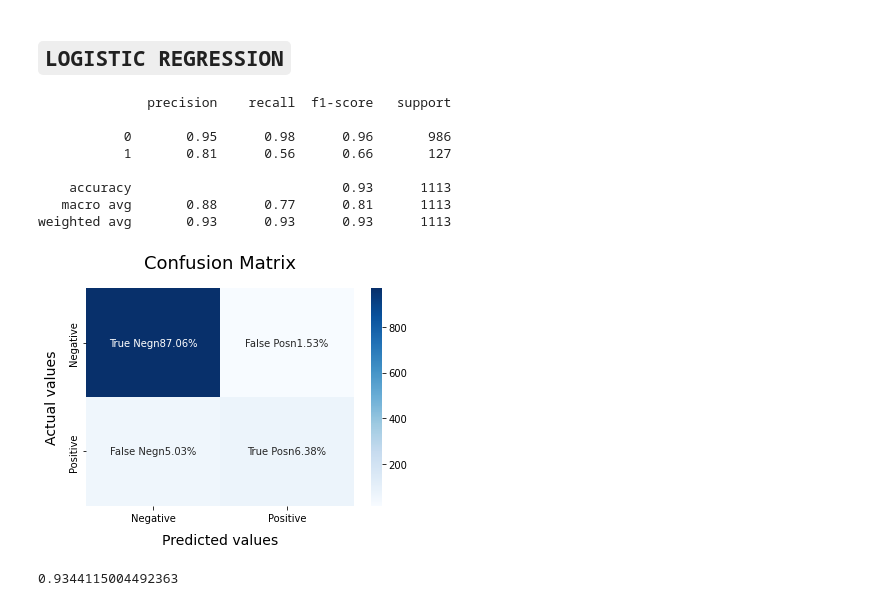
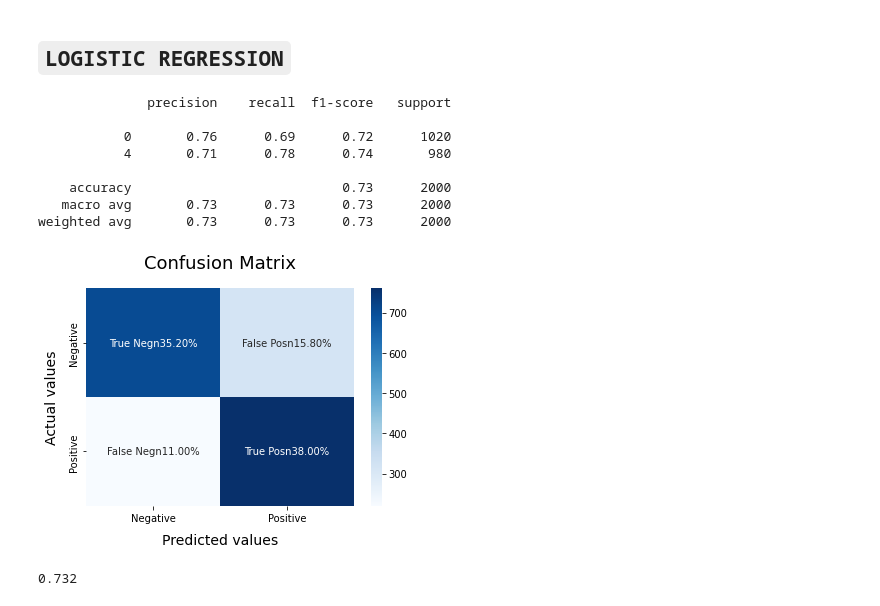
Before and after one commit to kyojin72/EDI-sem4-project, a Jupyter notebook: Machine learning models/Logistic_regerssion/logistic_regression.ipynb, the cells around one changed output. Drawn from its saved outputs; the diff is of its cells as text; code cells hidden in the pictures.

```diff
--- a/Machine learning models/Logistic_regerssion/logistic_regression.ipynb
+++ b/Machine learning models/Logistic_regerssion/logistic_regression.ipynb
@@ -32,3 +30,5 @@ dataset=pd.read_csv('train.csv')
+# %%
+dataset=pd.read_csv('1.6m.csv',encoding='ISO-8859-1',names=["label", "ids", "date", "flag", "user", "tweet"])
 # %%
 dataset.head()
 # %% [output]
@@ -41,5 +41,5 @@ dataset.head()
 # %%
-dataset=dataset.drop('id',axis=1)
+dataset=dataset.drop([ "ids", "date", "flag", "user"],axis=1)
 # %%
 dataset.head(10)
 # %% [output]
@@ -75,7 +75,7 @@ array([0, 1], dtype=int64)
 # %% [markdown]
 ### `PREPROCESSING DATA`
 # %%
-dataset_pos=dataset[dataset['label']==1]
+dataset_pos=dataset[dataset['label']==4]
 dataset_neg=dataset[dataset['label']==0]
 # %%
 dataset_pos.head()
@@ -121,3 +130,5 @@ dataset=pd.concat([dataset_pos,dataset_neg])
+# %%
+dataset=dataset.sample(frac=1)
 # %%
 dataset.head()
 # %% [output]
@@ -268,19 +279,19 @@ def model_Evaluate(model):
 # %%
 from sklearn.linear_model import LogisticRegression
 lr=LogisticRegression(C=2,max_iter=1000,n_jobs=-1)
 lr.fit(x_train,y_train)
 model_Evaluate(lr)
-y_pred3=lr.predict(x_train)
+y_pred3=lr.predict(x_test)
 # %% [output]
               precision    recall  f1-score   support
 
-           0       0.95      0.98      0.96       986
-           1       0.81      0.56      0.66       127
+           0       0.76      0.69      0.72      1020
+           4       0.71      0.78      0.74       980
 
-    accuracy                           0.93      1113
-   macro avg       0.88      0.77      0.81      1113
-weighted avg       0.93      0.93      0.93      1113
+    accuracy                           0.73      2000
+   macro avg       0.73      0.73      0.73      2000
+weighted avg       0.73      0.73      0.73      2000
-[figure, old version]
+[figure, new version]
 # %%
 filename='final_lr_model.sav'
 pickle.dump(lr,open(filename,'wb'))
@@ -290,4 +301,4 @@ result=loaded_model.score(x_test,y_test)
 # %%
 result
 # %% [output]
-0.9344115004492363
+0.732
```
Also changed, not shown: parts of 15 cells of this notebook, 7 other files.
